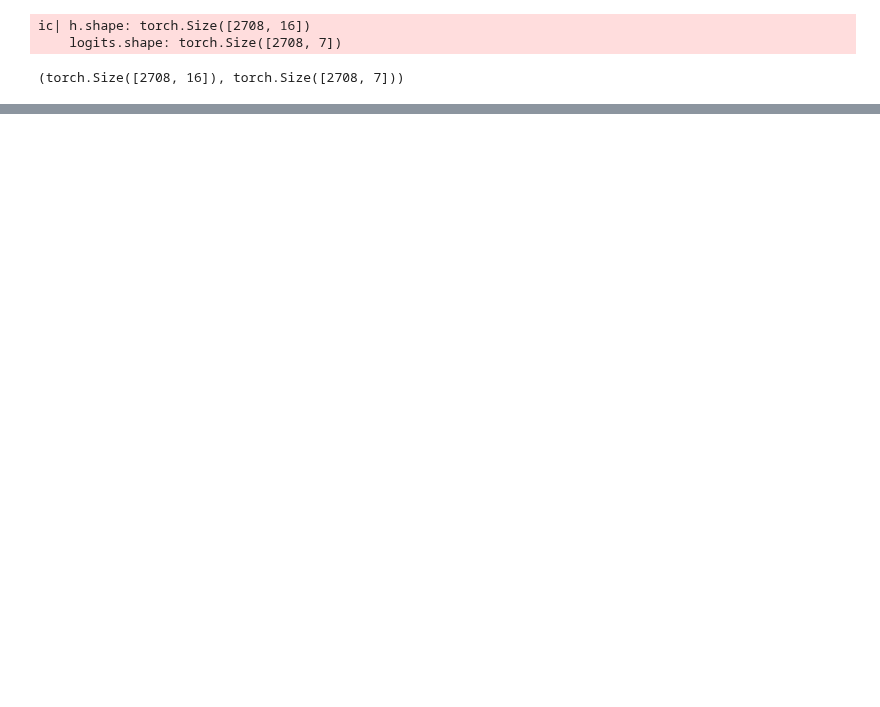
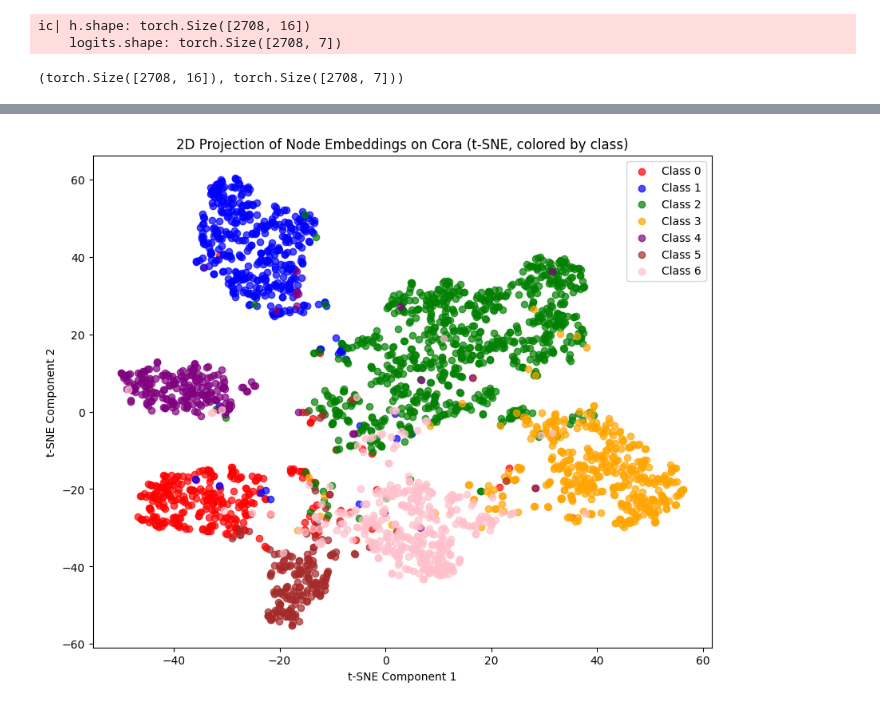
Before and after one commit to jean-kunz/cop_gnn, a Jupyter notebook: nbks/GCN-cora.ipynb, the cells around one changed output, grey strips where cells are left out. Cells and saved outputs as stored; diff of their text form; code cells hidden in the pictures; blank space fills up the shorter version.

```diff
--- a/nbks/GCN-cora.ipynb
+++ b/nbks/GCN-cora.ipynb
@@ -626,0 +698,4 @@ ic| h.shape: torch.Size([2708, 16])
+# %%
+visualize_tsne_embeddings(full_embeddings.cpu().numpy(), labels)
+# %% [output]
+[figure, added]
```
Also changed, not shown: parts of 13 cells of this notebook.
